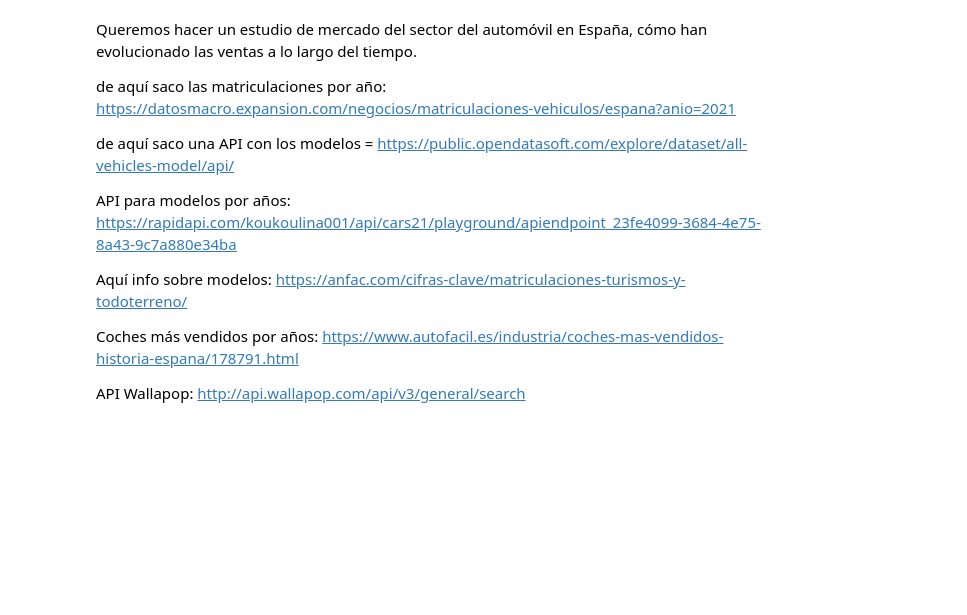
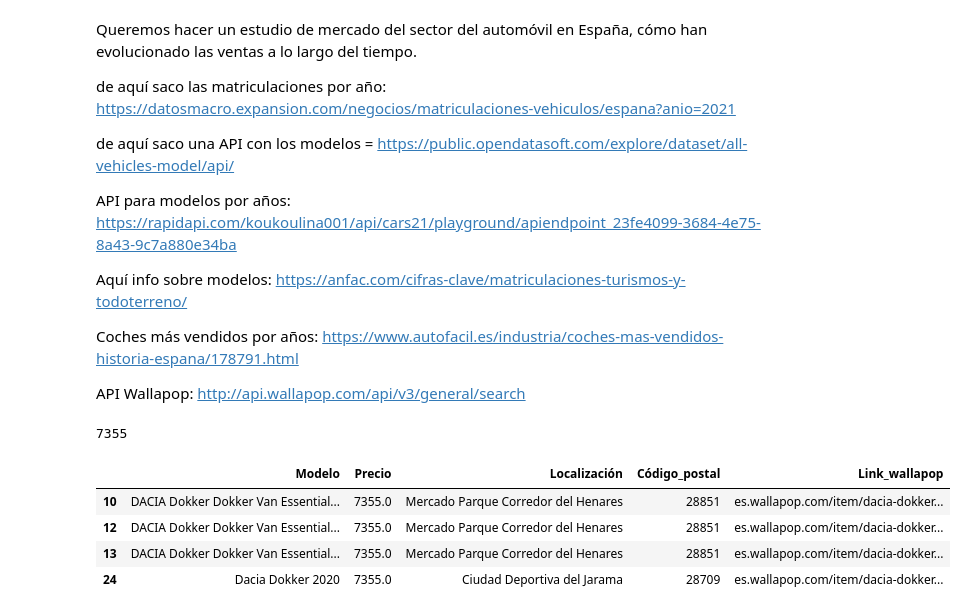
Before and after one commit to fdzvictor/Proyecto5, a Jupyter notebook: Notebooks/API_wallapop_extracción.ipynb, the cells around one changed output. Drawn from its saved outputs; the diff is of its cells as text; code cells hidden in the pictures; blank space fills up the shorter version.

Commit message:
dfs wallapop e histórico limpios. ahora a juntar

```diff
--- a/Notebooks/API_wallapop_extracción.ipynb
+++ b/Notebooks/API_wallapop_extracción.ipynb
@@ -24,24 +28,22 @@ headers = {'Accept': '*/*', 'User-Agent': 'Wget/1.21.4',
 
 'Accept-Encoding': 'identity', 'X-DeviceOS': '0' }
 
-# Latitud: . Longitud:
-
 params = {"search_objects":[],
-          "from":0,
-          "to":100,
-        #   "distance_ordered":false,
-        #   "experiment":null,
-        #   "experiment_other_properties":null,
-          "keywords":"Iphone",
-          "min_sale_price" : 0,
-          "max_sale_price" : 200,
+          # "from":0,
+          # "to":10,
+          "keywords":"Dacia",
+          "min_sale_price" : 1000,
+          "max_sale_price" : 10000,
           "order":"most_relevance",
-        #   "bubble":null,
           "search_point":{"latitude":40.450381,"longitude":-3.518064},
+          "type": "cars_search_cars",
+          "category_id" : 100,
+          # "brand": "Dacia",
+          # "model": "Dokker",
+          "max_km": 100000
         #   "spellcheck":null
         }
 
 res = requests.get(url, headers = headers, params = params)
 res.status_code
-
 dc_wallapop = res.json()
@@ -47,0 +80,31 @@ dc_wallapop = res.json()
+# %%
+#Sacamos el df con todos los modelos detallados y el precio mediano
+df_wallapop = pd.DataFrame(list(zip(lista_nombres,lista_precios,lista_localiz,lista_postal,lista_links)),
+                           columns = ["Modelo","Precio","Localización","Código_postal","Link_wallapop"])
+
+valor_mediano = int(df_wallapop["Precio"].median())
+
+# #Calculamos el precio que más se acerca al precio mediano
+# precio_wallapop = soporte.acercarse(valor_mediano,lista_precios)
+# print(f"el precio del modelo que más se acerca al precio mediano es: {precio_wallapop}")
+
+valor_mediano
+# %% [output]
+7355
+# %%
+def numero_mas_cercano(valor, lista_numeros):
+    # Calcula la diferencia absoluta y encuentra el número más cercano
+    numero_cercano = min(lista_numeros, key=lambda x: abs(x - valor))
+    return numero_cercano
+
+numerito = numero_mas_cercano(valor_mediano,lista_precios)
+# %%
+filtro = df_wallapop[df_wallapop["Precio"] == numerito]
+
+filtro
+# %% [output]
+|  | Modelo | Precio | Localización | Código_postal | Link_wallapop |
+| 10 | DACIA Dokker Dokker Van Essential... | 7355.0 | Mercado Parque Corredor del Henares | 28851 | es.wallapop.com/item/dacia-dokker... |
+| 12 | DACIA Dokker Dokker Van Essential... | 7355.0 | Mercado Parque Corredor del Henares | 28851 | es.wallapop.com/item/dacia-dokker... |
+| 13 | DACIA Dokker Dokker Van Essential... | 7355.0 | Mercado Parque Corredor del Henares | 28851 | es.wallapop.com/item/dacia-dokker... |
+| 24 | Dacia Dokker 2020 | 7355.0 | Ciudad Deportiva del Jarama | 28709 | es.wallapop.com/item/dacia-dokker... |
```
Also changed, not shown: parts of 2 cells of this notebook, 3 other files.
